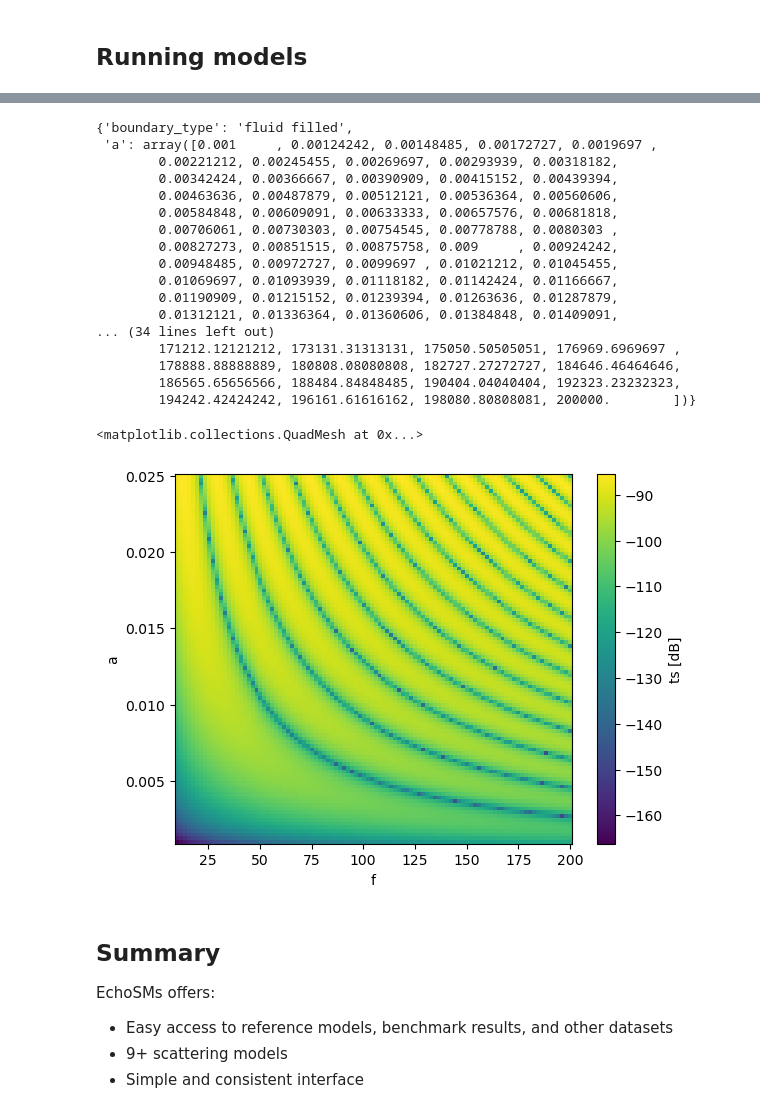
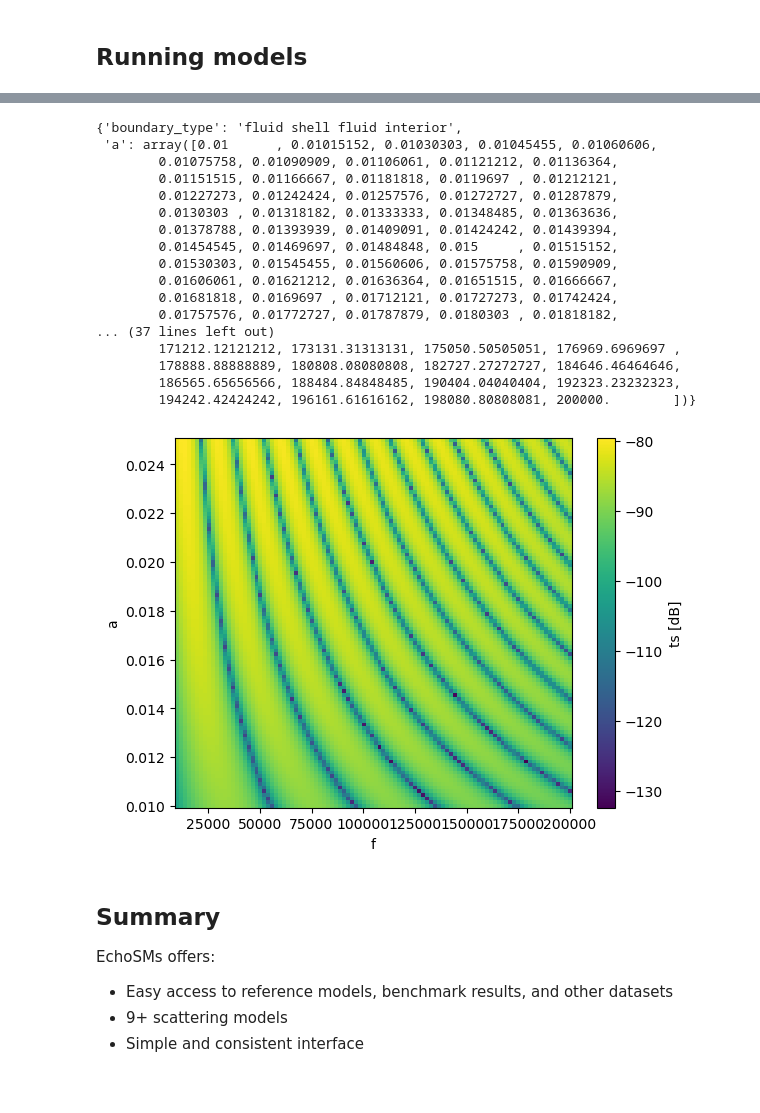
Before and after one commit to ices-tools-dev/echoSMs, a Jupyter notebook: docs/WGFAST2025_demo.ipynb, the cells around one changed output, grey strips where cells are left out. Drawn from its saved outputs; the diff is of its cells as text; code cells hidden in the pictures.

Commit message:
Use a more complex model for some of the MSS examples in WGFAST2025 notebook

```diff
--- a/docs/WGFAST2025_demo.ipynb
+++ b/docs/WGFAST2025_demo.ipynb
@@ -117,7 +117,7 @@ echosms.DWBAdata().model('Generic krill (McGehee 1998)').plot()
 # %% [markdown]
 ## Running models
 # %%
-parameters = echosms.ReferenceModels().parameters('weakly scattering sphere')
+parameters = echosms.ReferenceModels().parameters('spherical fluid shell with weakly scattering interior')
 parameters['f'] = 38000
 parameters
 # %% [output]
@@ -136,5 +139,5 @@ model.calculate_ts(parameters)
 # %%
-parameters['f'] = range(1000, 400000, 500)
+parameters['f'] = np.arange(1000, 400000, 500)
 ts = model.calculate_ts(parameters, progress=True)
-plt.plot(parameters['f'], ts)
+plt.plot(parameters['f']/1e3, ts);
 # %% [output]
@@ -152,21 +153,21 @@ plt.legend(['echoSMs', 'benchmark'])
 # %%
-parameters['a'] = np.linspace(0.001, 0.025, 100)
+parameters['a'] = np.linspace(0.01, 0.025, 100)
 parameters['f'] = np.linspace(10, 200, 100)*1e3
 parameters
 # %% [output]
-{'boundary_type': 'fluid filled',
- 'a': array([0.001     , 0.00124242, 0.00148485, 0.00172727, 0.0019697 ,
-        0.00221212, 0.00245455, 0.00269697, 0.00293939, 0.00318182,
-        0.00342424, 0.00366667, 0.00390909, 0.00415152, 0.00439394,
-        0.00463636, 0.00487879, 0.00512121, 0.00536364, 0.00560606,
-        0.00584848, 0.00609091, 0.00633333, 0.00657576, 0.00681818,
-        0.00706061, 0.00730303, 0.00754545, 0.00778788, 0.0080303 ,
-        0.00827273, 0.00851515, 0.00875758, 0.009     , 0.00924242,
-        0.00948485, 0.00972727, 0.0099697 , 0.01021212, 0.01045455,
-        0.01069697, 0.01093939, 0.01118182, 0.01142424, 0.01166667,
-        0.01190909, 0.01215152, 0.01239394, 0.01263636, 0.01287879,
-        0.01312121, 0.01336364, 0.01360606, 0.01384848, 0.01409091,
-... (34 lines left out)
+{'boundary_type': 'fluid shell fluid interior',
+ 'a': array([0.01      , 0.01015152, 0.01030303, 0.01045455, 0.01060606,
+        0.01075758, 0.01090909, 0.01106061, 0.01121212, 0.01136364,
+        0.01151515, 0.01166667, 0.01181818, 0.0119697 , 0.01212121,
+        0.01227273, 0.01242424, 0.01257576, 0.01272727, 0.01287879,
+        0.0130303 , 0.01318182, 0.01333333, 0.01348485, 0.01363636,
+        0.01378788, 0.01393939, 0.01409091, 0.01424242, 0.01439394,
+        0.01454545, 0.01469697, 0.01484848, 0.015     , 0.01515152,
+        0.01530303, 0.01545455, 0.01560606, 0.01575758, 0.01590909,
+        0.01606061, 0.01621212, 0.01636364, 0.01651515, 0.01666667,
+        0.01681818, 0.0169697 , 0.01712121, 0.01727273, 0.01742424,
+        0.01757576, 0.01772727, 0.01787879, 0.0180303 , 0.01818182,
+... (37 lines left out)
         171212.12121212, 173131.31313131, 175050.50505051, 176969.6969697 ,
         178888.88888889, 180808.08080808, 182727.27272727, 184646.46464646,
         186565.65656566, 188484.84848485, 190404.04040404, 192323.23232323,
@@ -175,11 +176,9 @@ parameters
 data = echosms.as_dataarray(parameters)
 model.calculate_ts(data, progress=True, multiprocess=True)
 # %%
-data['f'] = data.f/1e3  # Hz to kHz
-xr.plot.pcolormesh(data.squeeze(drop=True))
+xr.plot.pcolormesh(data.squeeze(drop=True));
 # %% [output]
-<matplotlib.collections.QuadMesh at 0x...>
-[figure, old version]
+[figure, new version]
 # %% [markdown]
 ## Summary
 EchoSMs offers:
```
Also changed, not shown: parts of 5 cells of this notebook.
